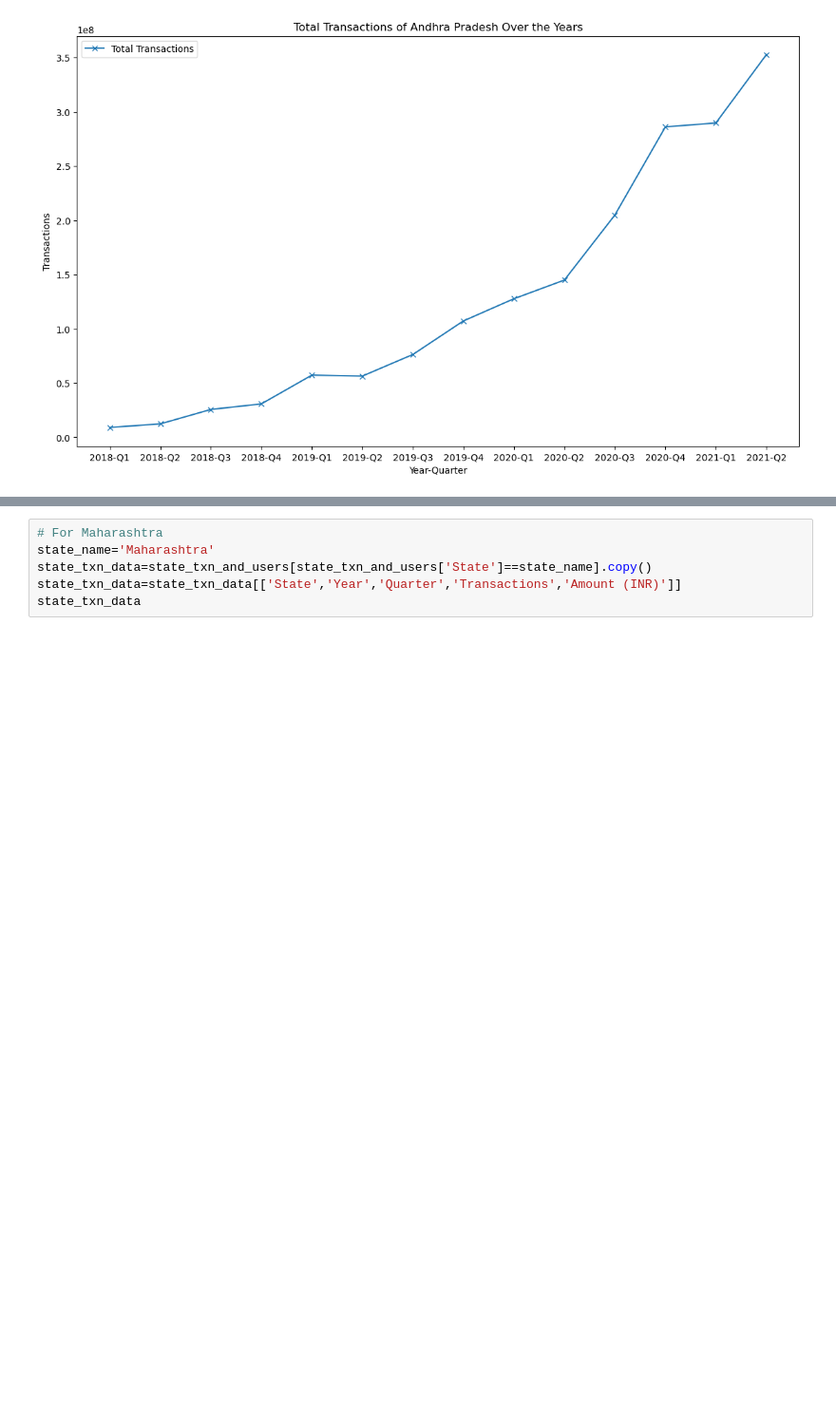
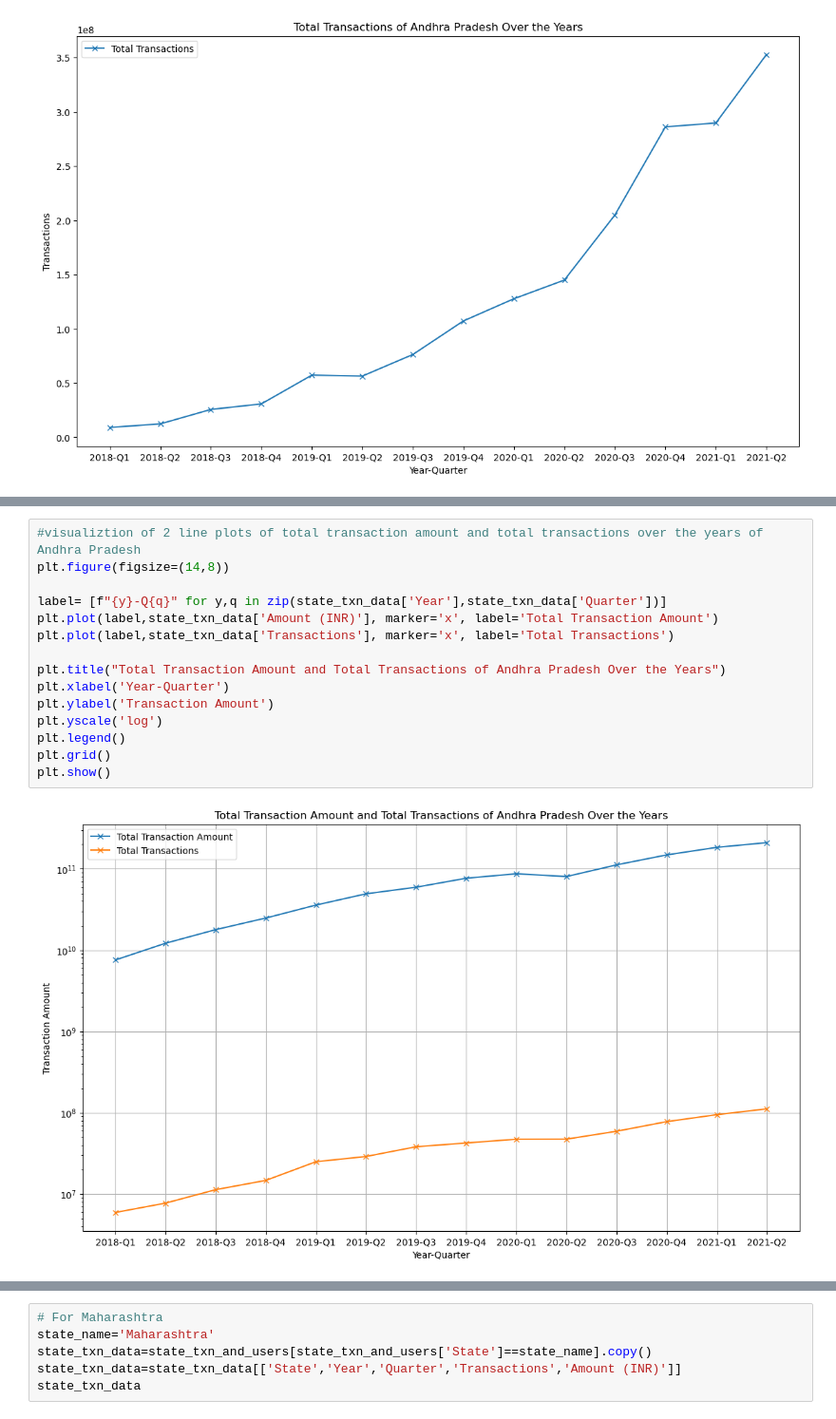
Before and after one commit to Shyam1327/PhonePe_Case_Study_Analysis, a Jupyter notebook: PhonePe.ipynb, the cells around one changed output, grey strips where cells are left out. Shown at 95% size. Cells and saved outputs as stored; diff of their text form; blank space fills up the shorter version.

```diff
--- a/PhonePe.ipynb
+++ b/PhonePe.ipynb
@@ -1832,0 +2017,17 @@ plt.show()
+# %%
+#visualiztion of 2 line plots of total transaction amount and total transactions over the years of Andhra Pradesh
+plt.figure(figsize=(14,8))
+
+label= [f"{y}-Q{q}" for y,q in zip(state_txn_data['Year'],state_txn_data['Quarter'])]
+plt.plot(label,state_txn_data['Amount (INR)'], marker='x', label='Total Transaction Amount')
+plt.plot(label,state_txn_data['Transactions'], marker='x', label='Total Transactions')
+
+plt.title("Total Transaction Amount and Total Transactions of Andhra Pradesh Over the Years")
+plt.xlabel('Year-Quarter')
+plt.ylabel('Transaction Amount')
+plt.yscale('log')
+plt.legend()
+plt.grid()
+plt.show()
+# %% [output]
+[figure, added]
```
Also changed, not shown: parts of 34 cells of this notebook.
